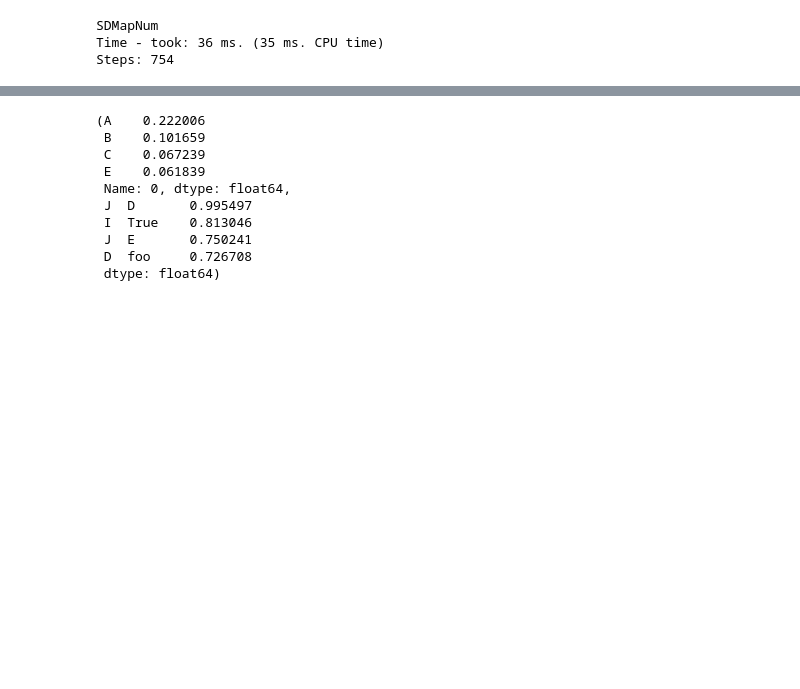
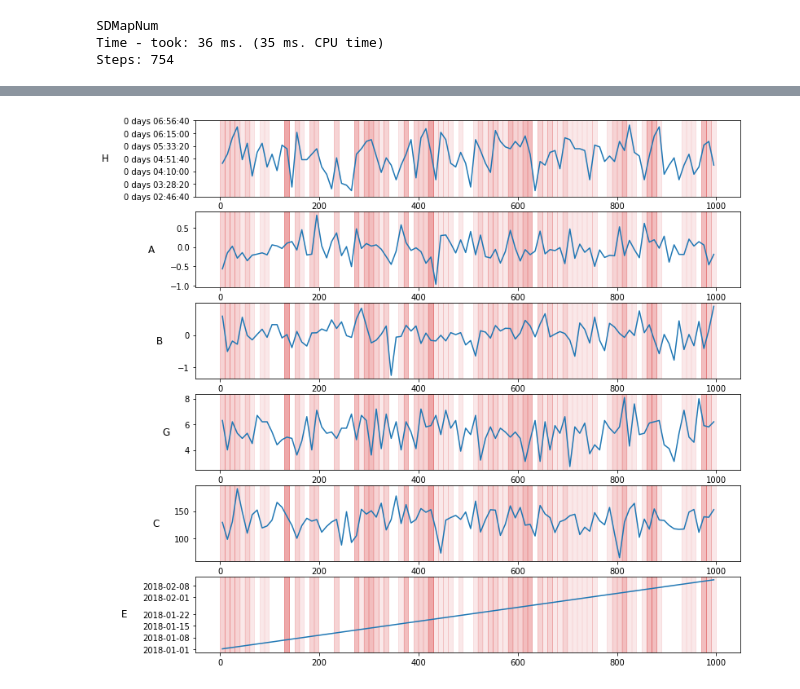
Before and after one commit to cslab-hub/sd4py, a Jupyter notebook: Extra functions development.ipynb, the cells around one changed output, grey strips where cells are left out. Saved outputs shown, nothing was run; the diff lists cells and outputs as text; code cells hidden in the pictures; blank space fills up the shorter version.

```diff
--- a/Extra functions development.ipynb
+++ b/Extra functions development.ipynb
@@ -528,15 +528,4 @@ def most_interesting_columns(subgroup, data):
 
     return most_interesting_numeric, most_interesting_nominal
 # %%
-most_interesting_columns(subgroups.subgroups[1], df2)
+most_interesting_numeric = most_interesting_columns(subgroups.subgroups[0], df2)[0]
-# %% [output]
-(A    0.222006
- B    0.101659
- C    0.067239
- E    0.061839
- Name: 0, dtype: float64,
- J  D       0.995497
- I  True    0.813046
- J  E       0.750241
- D  foo     0.726708
- dtype: float64)
@@ -543,3 +587,8 @@ most_interesting_columns(subgroups.subgroups[1], df2)
+# %%
+members_over_time(subgroups.subgroups[2], df2, window=10, columns_to_ignore=[])
+plt.gcf().set_size_inches(12,12)
+# %% [output]
+[figure, added]
 # %%
 def radar_plot(data, prop_scale=3, subplot=111, text_size = 10, axis_padding = 15, ymins = None, ymaxes = None):
 
```
Also changed, not shown: parts of 6 cells of this notebook.
